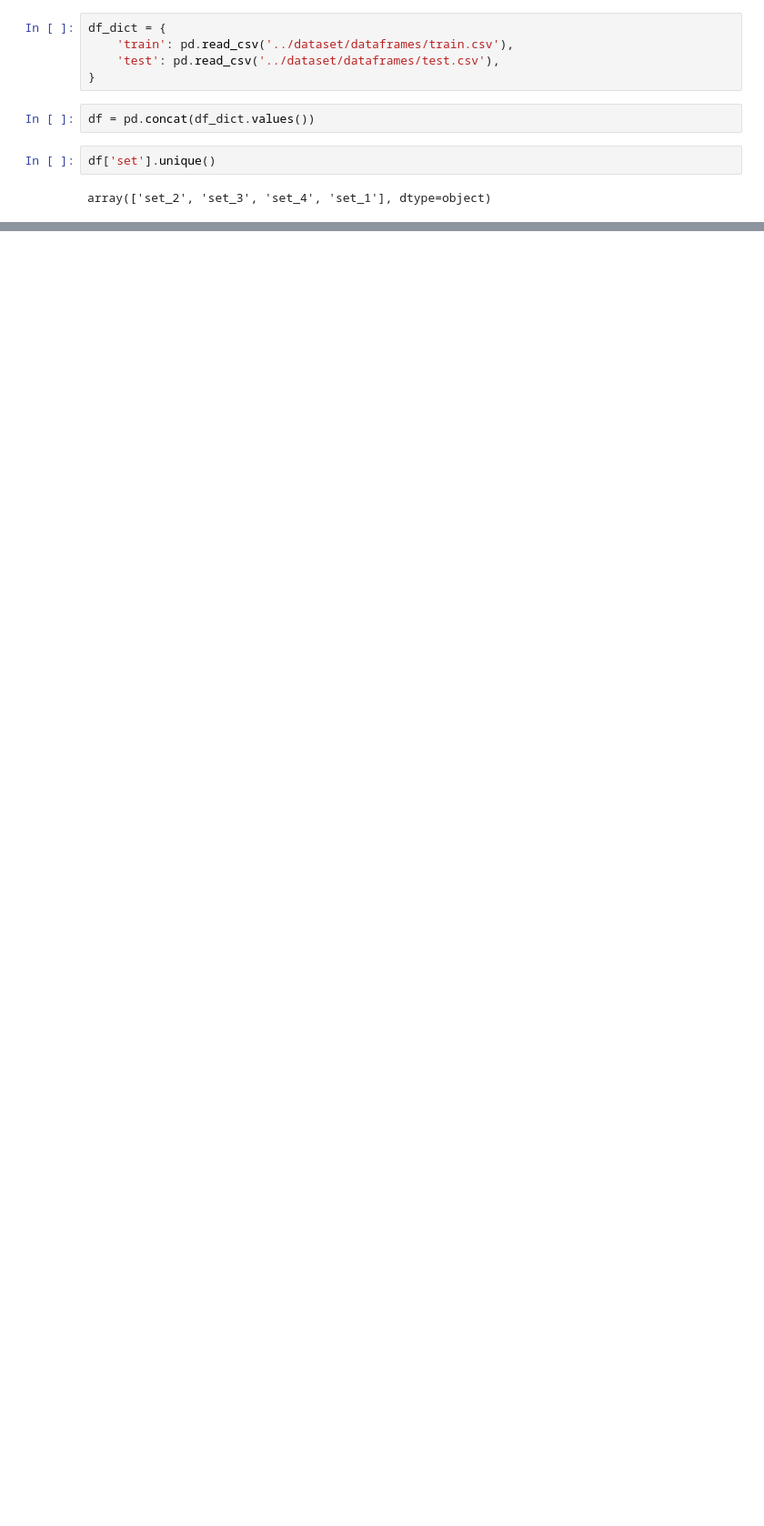
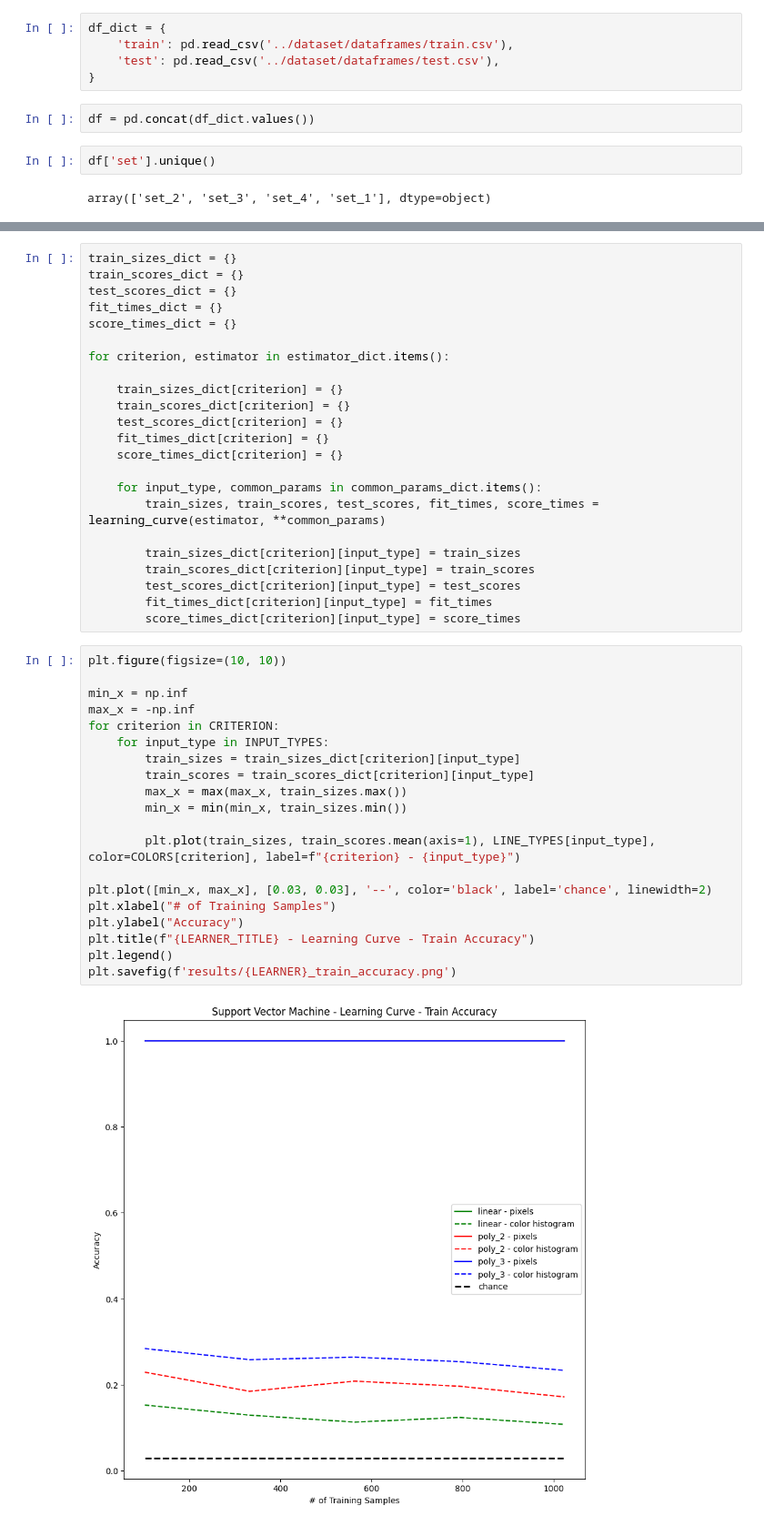
Before and after one commit to steviedale/chess_vision, a Jupyter notebook: svm/svm.ipynb, the cells around one changed output, grey strips where cells are left out. Shown at 91% size. Cells and saved outputs as stored; diff of their text form; blank space fills up the shorter version.

```diff
--- a/svm/svm.ipynb
+++ b/svm/svm.ipynb
@@ -209,0 +122,45 @@ kernel: poly_3
+# %%
+train_sizes_dict = {}
+train_scores_dict = {}
+test_scores_dict = {}
+fit_times_dict = {}
+score_times_dict = {}
+
+for criterion, estimator in estimator_dict.items():
+
+    train_sizes_dict[criterion] = {}
+    train_scores_dict[criterion] = {}
+    test_scores_dict[criterion] = {}
+    fit_times_dict[criterion] = {}
+    score_times_dict[criterion] = {}
+
+    for input_type, common_params in common_params_dict.items():
+        train_sizes, train_scores, test_scores, fit_times, score_times = learning_curve(estimator, **common_params)
+
+        train_sizes_dict[criterion][input_type] = train_sizes
+        train_scores_dict[criterion][input_type] = train_scores
+        test_scores_dict[criterion][input_type] = test_scores
+        fit_times_dict[criterion][input_type] = fit_times
+        score_times_dict[criterion][input_type] = score_times
+# %%
+plt.figure(figsize=(10, 10))
+
+min_x = np.inf
+max_x = -np.inf
+for criterion in CRITERION:
+    for input_type in INPUT_TYPES:
+        train_sizes = train_sizes_dict[criterion][input_type]
+        train_scores = train_scores_dict[criterion][input_type]
+        max_x = max(max_x, train_sizes.max())
+        min_x = min(min_x, train_sizes.min())
+
+        plt.plot(train_sizes, train_scores.mean(axis=1), LINE_TYPES[input_type], color=COLORS[criterion], label=f"{criterion} - {input_type}")
+
+plt.plot([min_x, max_x], [0.03, 0.03], '--', color='black', label='chance', linewidth=2)
+plt.xlabel("# of Training Samples")
+plt.ylabel("Accuracy")
+plt.title(f"{LEARNER_TITLE} - Learning Curve - Train Accuracy")
+plt.legend()
+plt.savefig(f'results/{LEARNER}_train_accuracy.png')
+# %% [output]
+[figure, added]
```
Also changed, not shown: parts of 13 cells of this notebook, 54 other files.
